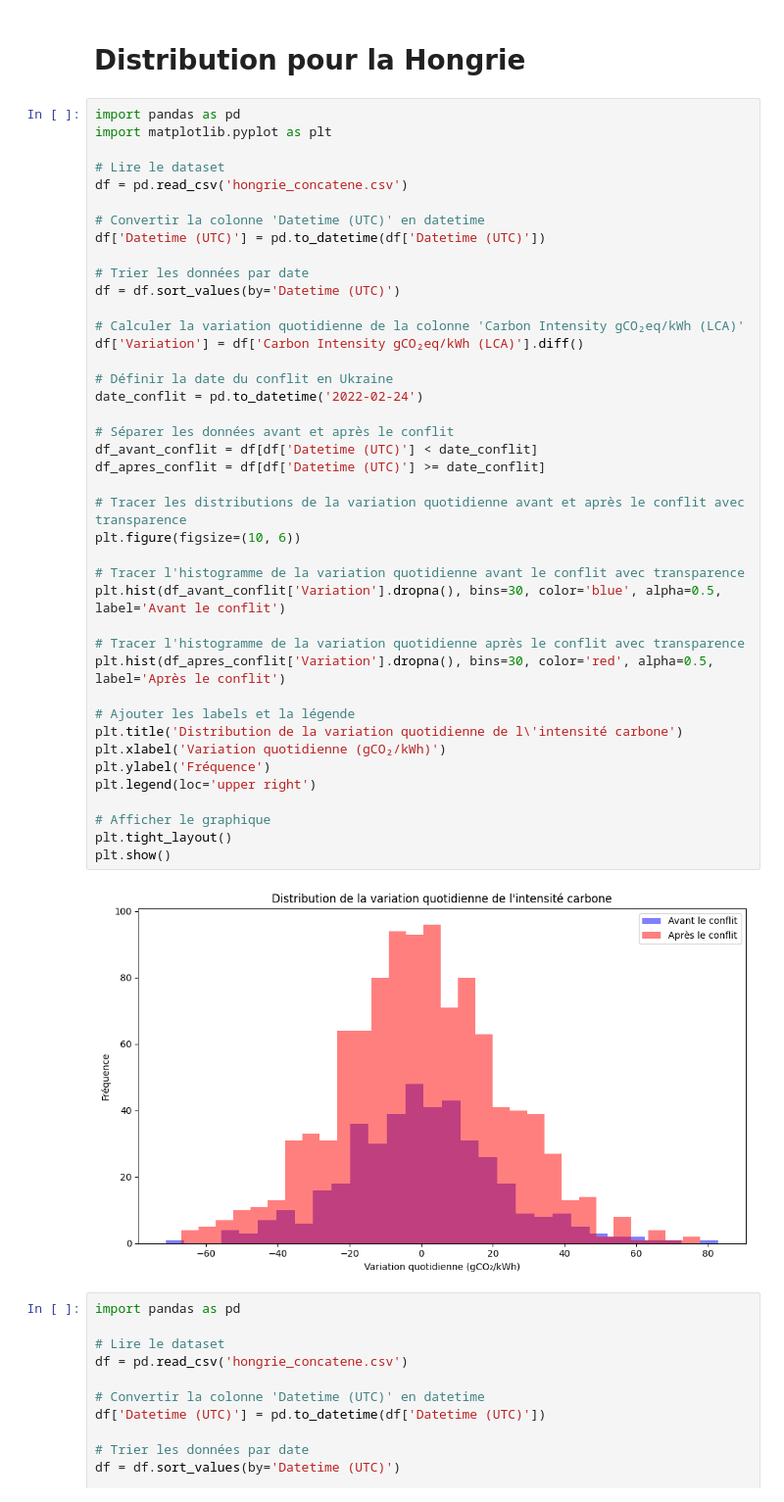
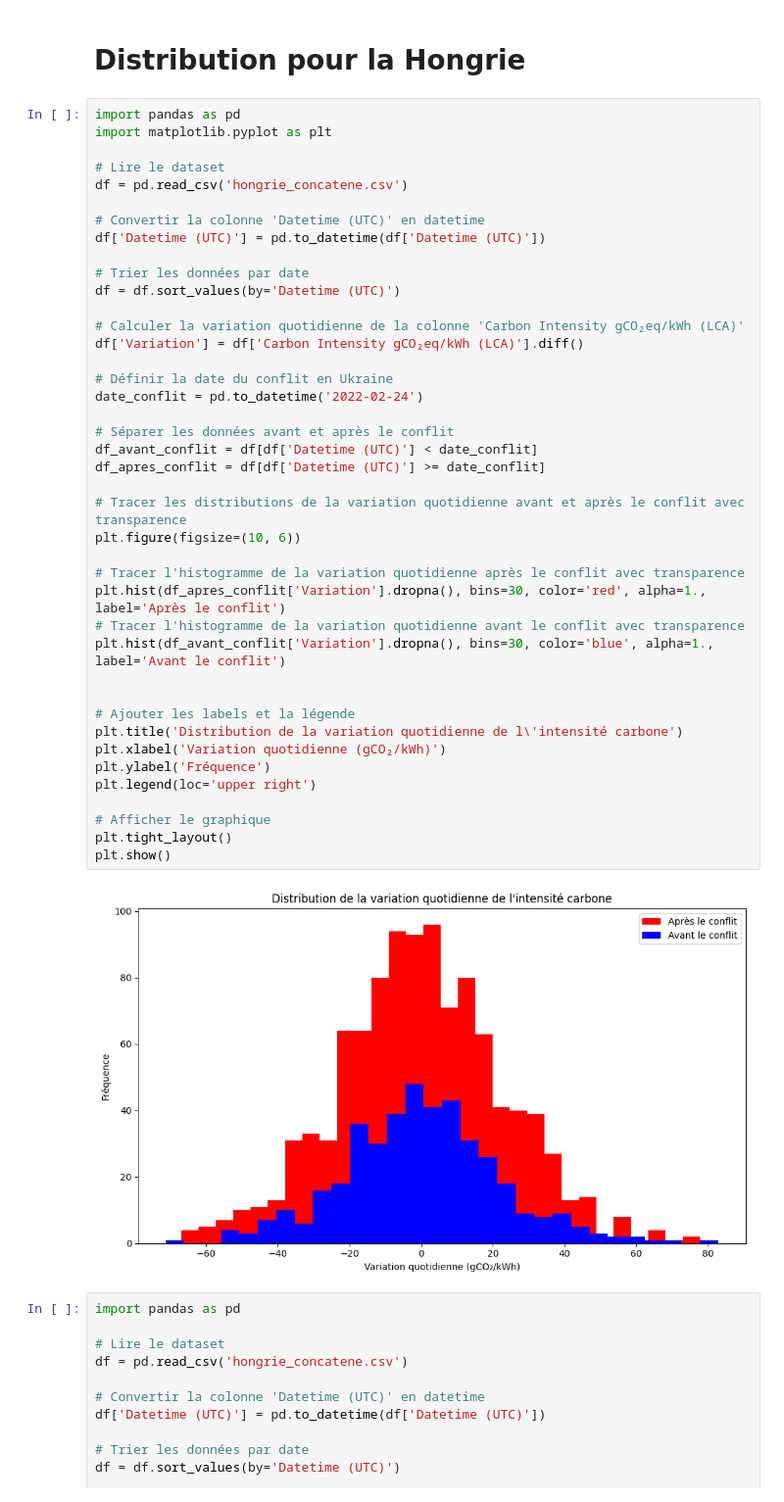
Before and after one commit to RaphLC16/M1EDE, a Jupyter notebook: distri.ipynb, the cells around one changed output. Shown at 98% size. Drawn from its saved outputs; the diff is of its cells as text.

```diff
--- a/distri.ipynb
+++ b/distri.ipynb
@@ -14,37 +14,37 @@ df['Datetime (UTC)'] = pd.to_datetime(df['Datetime (UTC)'])
 
 # Trier les données par date
 df = df.sort_values(by='Datetime (UTC)')
 
 # Calculer la variation quotidienne de la colonne 'Carbon Intensity gCO₂eq/kWh (LCA)'
 df['Variation'] = df['Carbon Intensity gCO₂eq/kWh (LCA)'].diff()
 
 # Définir la date du conflit en Ukraine
 date_conflit = pd.to_datetime('2022-02-24')
 
 # Séparer les données avant et après le conflit
 df_avant_conflit = df[df['Datetime (UTC)'] < date_conflit]
 df_apres_conflit = df[df['Datetime (UTC)'] >= date_conflit]
 
 # Tracer les distributions de la variation quotidienne avant et après le conflit avec transparence
 plt.figure(figsize=(10, 6))
 
+# Tracer l'histogramme de la variation quotidienne après le conflit avec transparence
+plt.hist(df_apres_conflit['Variation'].dropna(), bins=30, color='red', alpha=1., label='Après le conflit')
 # Tracer l'histogramme de la variation quotidienne avant le conflit avec transparence
-plt.hist(df_avant_conflit['Variation'].dropna(), bins=30, color='blue', alpha=0.5, label='Avant le conflit')
+plt.hist(df_avant_conflit['Variation'].dropna(), bins=30, color='blue', alpha=1., label='Avant le conflit')
 
-# Tracer l'histogramme de la variation quotidienne après le conflit avec transparence
-plt.hist(df_apres_conflit['Variation'].dropna(), bins=30, color='red', alpha=0.5, label='Après le conflit')
 
 # Ajouter les labels et la légende
 plt.title('Distribution de la variation quotidienne de l\'intensité carbone')
 plt.xlabel('Variation quotidienne (gCO₂/kWh)')
 plt.ylabel('Fréquence')
 plt.legend(loc='upper right')
 
 # Afficher le graphique
 plt.tight_layout()
 plt.show()
 # %% [output]
-[figure, old version]
+[figure, new version]
 # %%
 import pandas as pd
 
```
